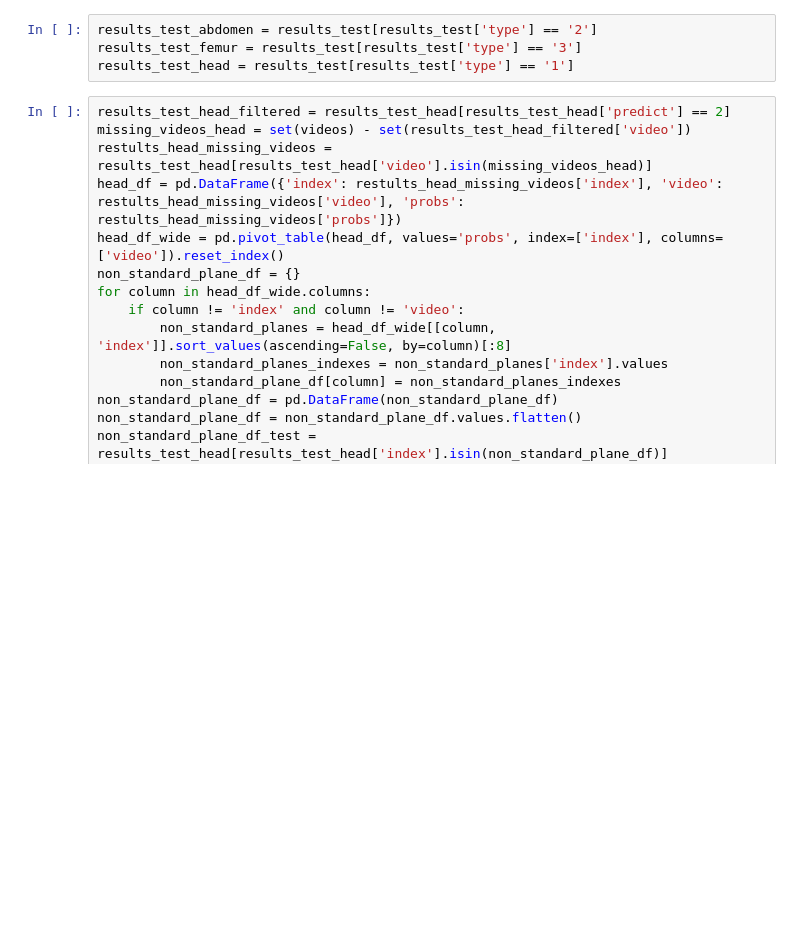
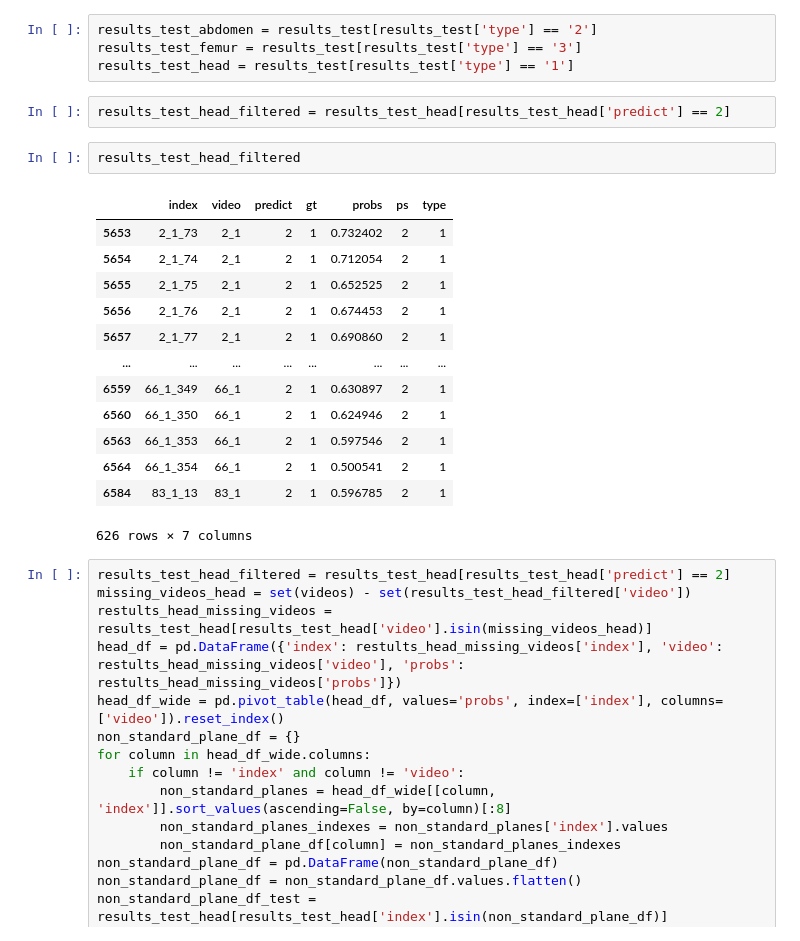
Before and after one commit to karolpustelnik/Fetal-RL, a Jupyter notebook: data_preparation/test_data/val_set_metrics.ipynb, the cells around one changed output. Saved outputs shown, nothing was run; the diff lists cells and outputs as text; blank space fills up the shorter version.

```diff
--- a/data_preparation/test_data/val_set_metrics.ipynb
+++ b/data_preparation/test_data/val_set_metrics.ipynb
@@ -376,6 +389,24 @@ results_test['type']= results_test['video'].str.split('_', expand=True)[1]
 results_test_abdomen = results_test[results_test['type'] == '2']
 results_test_femur = results_test[results_test['type'] == '3']
 results_test_head = results_test[results_test['type'] == '1']
+# %%
+results_test_head_filtered = results_test_head[results_test_head['predict'] == 2]
+# %%
+results_test_head_filtered
+# %% [output]
+|  | index | video | predict | gt | probs | ps | type |
+| 5653 | 2_1_73 | 2_1 | 2 | 1 | 0.732402 | 2 | 1 |
+| 5654 | 2_1_74 | 2_1 | 2 | 1 | 0.712054 | 2 | 1 |
+| 5655 | 2_1_75 | 2_1 | 2 | 1 | 0.652525 | 2 | 1 |
+| 5656 | 2_1_76 | 2_1 | 2 | 1 | 0.674453 | 2 | 1 |
+| 5657 | 2_1_77 | 2_1 | 2 | 1 | 0.690860 | 2 | 1 |
+| ... | ... | ... | ... | ... | ... | ... | ... |
+| 6559 | 66_1_349 | 66_1 | 2 | 1 | 0.630897 | 2 | 1 |
+| 6560 | 66_1_350 | 66_1 | 2 | 1 | 0.624946 | 2 | 1 |
+| 6563 | 66_1_353 | 66_1 | 2 | 1 | 0.597546 | 2 | 1 |
+| 6564 | 66_1_354 | 66_1 | 2 | 1 | 0.500541 | 2 | 1 |
+| 6584 | 83_1_13 | 83_1 | 2 | 1 | 0.596785 | 2 | 1 |
+626 rows × 7 columns
 # %%
 results_test_head_filtered = results_test_head[results_test_head['predict'] == 2]
 missing_videos_head = set(videos) - set(results_test_head_filtered['video'])
```
Also changed, not shown: parts of 15 cells of this notebook, 22 other files.
